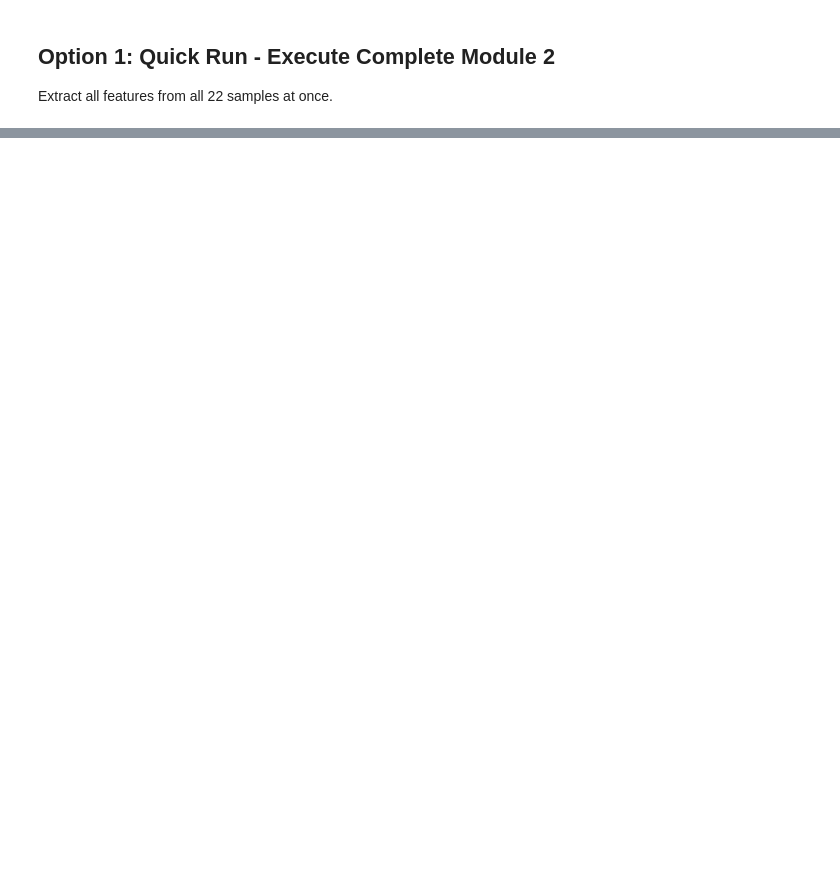
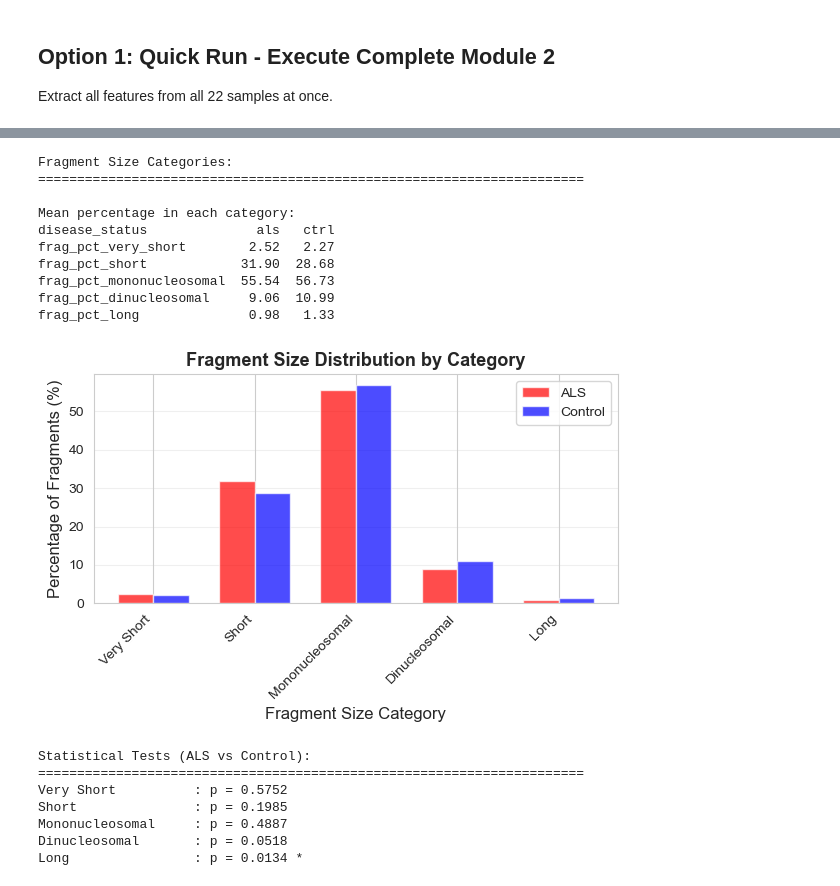
Before and after one commit to maggiebr0wn/wgbs_classifier, a Jupyter notebook: notebooks/03_feature_extraction.ipynb, the cells around one changed output, grey strips where cells are left out. Cells and saved outputs as stored; diff of their text form; code cells hidden in the pictures; blank space fills up the shorter version.

```diff
--- a/notebooks/03_feature_extraction.ipynb
+++ b/notebooks/03_feature_extraction.ipynb
@@ -415,0 +319,69 @@ Plot methylation across chr21 for one sample:
+# %%
+# Fragment size categories
+print("Fragment Size Categories:")
+print("=" * 70)
+
+cat_cols = [c for c in fragmentomics_df.columns if c.startswith('frag_pct_')]
+
+# Summary by disease status
+print("\nMean percentage in each category:")
+print(fragmentomics_df.groupby('disease_status')[cat_cols].mean().T.round(2))
+
+# Visualize
+fig, ax = plt.subplots(figsize=(6, 4))
+
+# Prepare data for grouped bar chart
+categories = [c.replace('frag_pct_', '').replace('_', ' ').title() for c in cat_cols]
+als_means = fragmentomics_df[fragmentomics_df['disease_status'] == 'als'][cat_cols].mean().values
+ctrl_means = fragmentomics_df[fragmentomics_df['disease_status'] == 'ctrl'][cat_cols].mean().values
+
+x = np.arange(len(categories))
+width = 0.35
+
+ax.bar(x - width/2, als_means, width, label='ALS', color='red', alpha=0.7)
+ax.bar(x + width/2, ctrl_means, width, label='Control', color='blue', alpha=0.7)
+
+ax.set_xlabel('Fragment Size Category', fontsize=12)
+ax.set_ylabel('Percentage of Fragments (%)', fontsize=12)
+ax.set_title('Fragment Size Distribution by Category', fontsize=13, fontweight='bold')
+ax.set_xticks(x)
+ax.set_xticklabels(categories, rotation=45, ha='right')
+ax.legend()
+ax.grid(True, alpha=0.3, axis='y')
+
+plt.tight_layout()
+plt.show()
+
+# Statistical tests
+from scipy.stats import mannwhitneyu
+
+print("\n\nStatistical Tests (ALS vs Control):")
+print("=" * 70)
+for col in cat_cols:
+    als_vals = fragmentomics_df[fragmentomics_df['disease_status'] == 'als'][col]
+    ctrl_vals = fragmentomics_df[fragmentomics_df['disease_status'] == 'ctrl'][col]
+
+    stat, p_val = mannwhitneyu(als_vals, ctrl_vals)
+
+    cat_name = col.replace('frag_pct_', '').replace('_', ' ').title()
+    sig = '***' if p_val < 0.001 else '**' if p_val < 0.01 else '*' if p_val < 0.05 else ''
+    print(f"{cat_name:20s}: p = {p_val:.4f} {sig}")
+# %% [output]
+Fragment Size Categories:
+======================================================================
+
+Mean percentage in each category:
+disease_status              als   ctrl
+frag_pct_very_short        2.52   2.27
+frag_pct_short            31.90  28.68
+frag_pct_mononucleosomal  55.54  56.73
+frag_pct_dinucleosomal     9.06  10.99
+frag_pct_long              0.98   1.33
+[figure, added]
+Statistical Tests (ALS vs Control):
+======================================================================
+Very Short          : p = 0.5752
+Short               : p = 0.1985
+Mononucleosomal     : p = 0.4887
+Dinucleosomal       : p = 0.0518
+Long                : p = 0.0134 *
```
Also changed, not shown: parts of 23 cells of this notebook, 3 other files.
